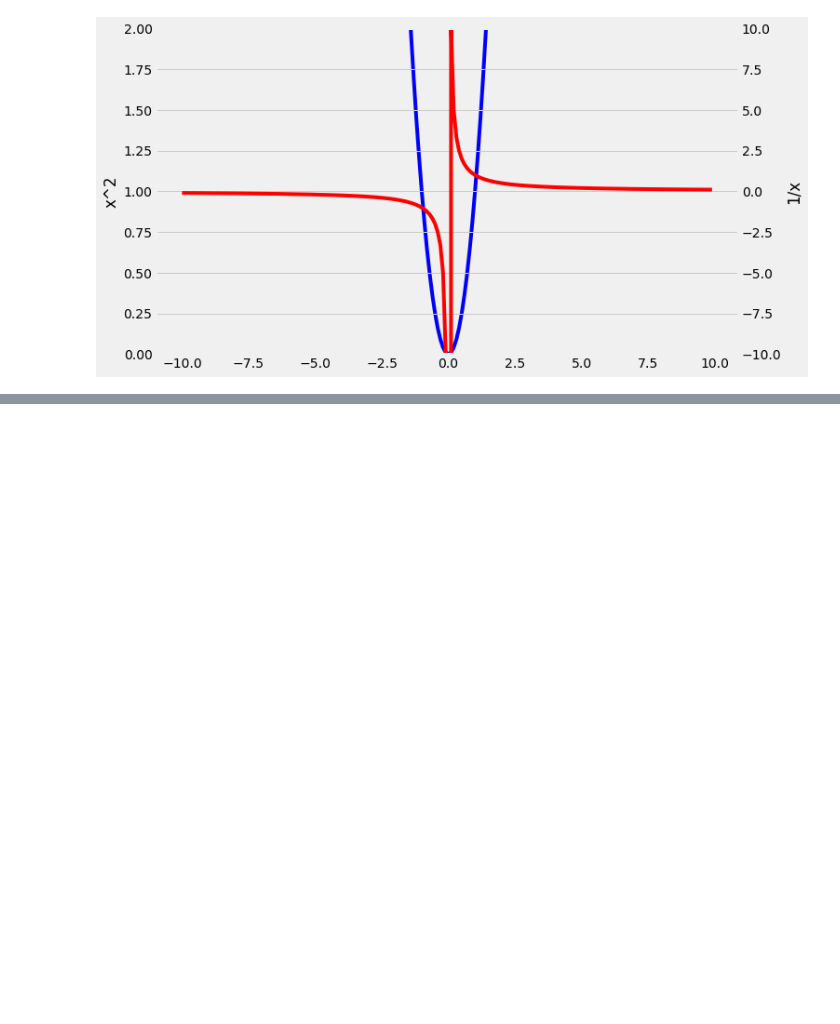
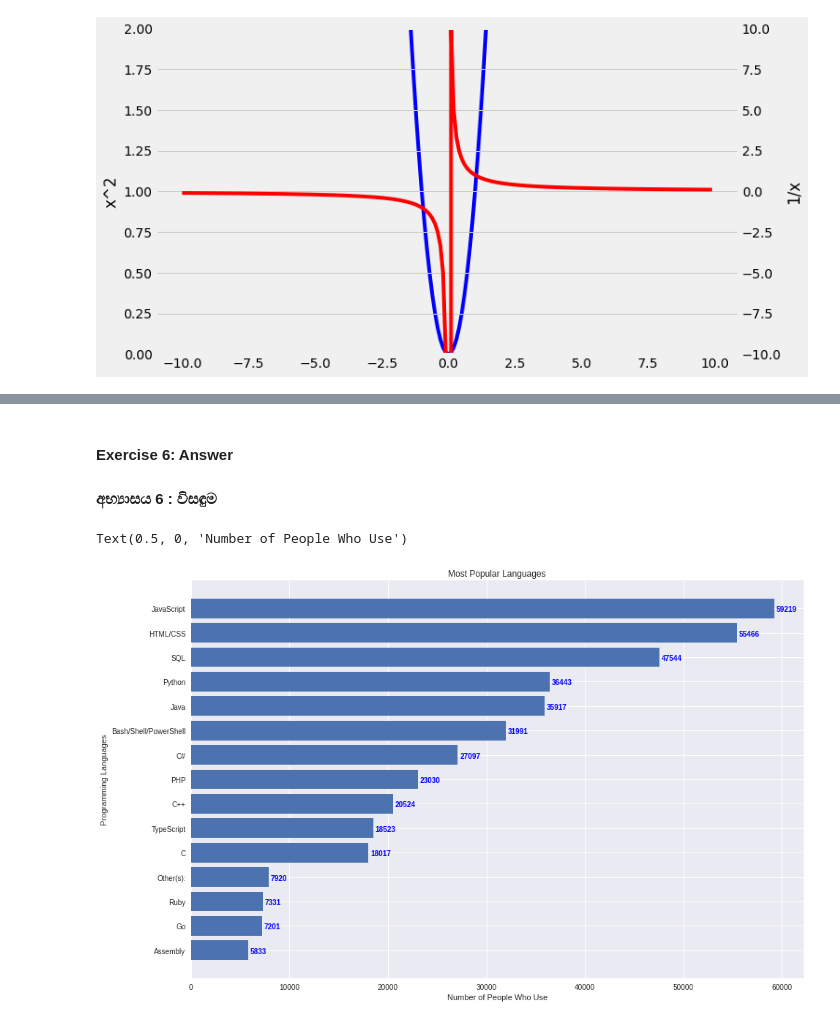
Before and after one commit to GPrathap/pythonII, a Jupyter notebook: sec_matplotlib/matplotlib.ipynb, the cells around one changed output, grey strips where cells are left out. Cells and saved outputs as stored; diff of their text form; code cells hidden in the pictures; blank space fills up the shorter version.

```diff
--- a/sec_matplotlib/matplotlib.ipynb
+++ b/sec_matplotlib/matplotlib.ipynb
@@ -1423,0 +1383,42 @@ plt.show()
+# %% [markdown]
+#### **Exercise 6**: Answer
+#### අභ්‍යාසය 6 : විසඳුම
+# %%
+import pandas as pd
+from collections import Counter
+
+data = pd.read_csv('/content/sample_data/popular_programming_languages.csv')
+ids = data['Responder_id']
+lang_responses = data['LanguagesWorkedWith']
+
+#use Counter() to split languages by ";" and count
+language_counter = Counter()
+
+# your code will go here
+plt.figure(figsize=(15,10))
+plt.style.use("seaborn")
+
+for response in lang_responses:
+    language_counter.update(response.split(';'))
+
+languages = []
+popularity = []
+
+for item in language_counter.most_common(15):
+    languages.append(item[0])
+    popularity.append(item[1])
+
+languages.reverse()
+popularity.reverse()
+
+for i, v in enumerate(popularity):
+    plt.text(v+200 , i-0.12, str(v), color='blue', fontweight='bold')
+
+plt.barh(languages, popularity)
+
+plt.title("Most Popular Languages")
+plt.ylabel("Programming Languages")
+plt.xlabel("Number of People Who Use")
+# %% [output]
+Text(0.5, 0, 'Number of People Who Use')
+[figure, added]
```
Also changed, not shown: parts of 25 cells of this notebook.
